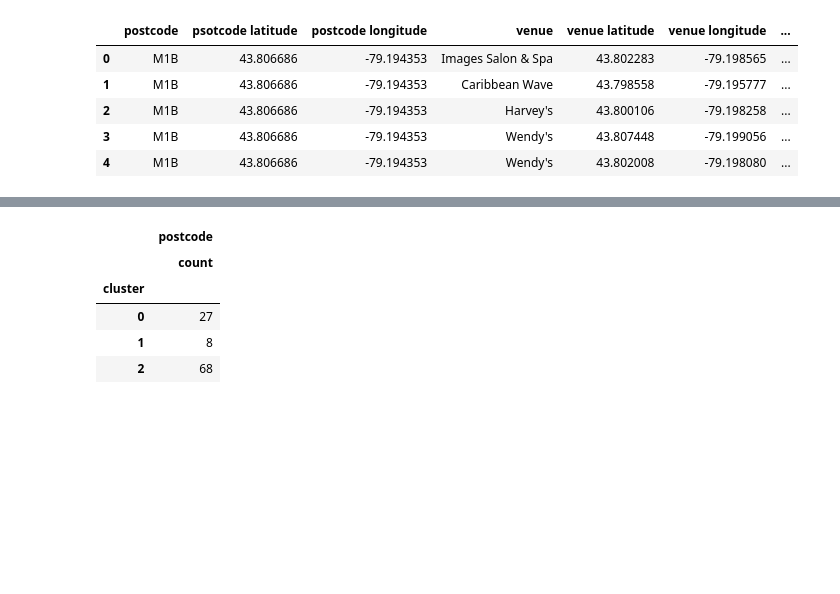
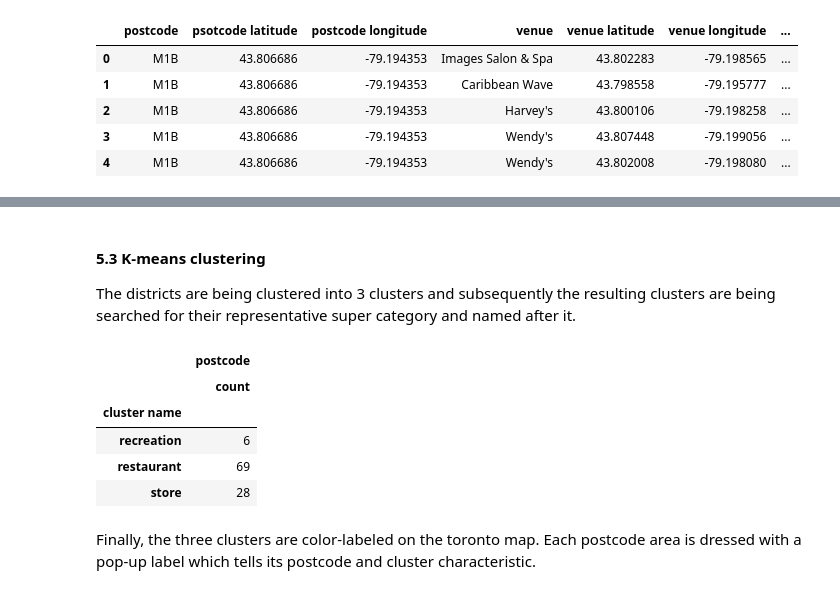
Before and after one commit to beinglucky24/Coursera_Capstone, a Jupyter notebook: segmenting_and_clustering.ipynb, the cells around one changed output, grey strips where cells are left out. Saved outputs shown, nothing was run; the diff lists cells and outputs as text; code cells hidden in the pictures; blank space fills up the shorter version.

```diff
--- a/segmenting_and_clustering.ipynb
+++ b/segmenting_and_clustering.ipynb
@@ -358,15 +363,41 @@ kmeans = KMeans(n_clusters=kclusters,random_state=0).fit(toronto_grouped_cluster
-# %%
-toronto_merged = code_df
-toronto_merged['cluster'] = kmeans.labels_
-toronto_merged = toronto_merged.join(codesvenues_sorted.set_index('postcode'),on='postcode')
-toronto_merged[['cluster','postcode']].groupby(['cluster']).agg(['count'])
-# %% [output]
-|  | postcode |
-|  | count |
-| cluster |  |
-| 0 | 27 |
-| 1 | 8 |
-| 2 | 68 |
+# %% [markdown]
+#### 5.3 K-means clustering
+
+The districts are being clustered into 3 clusters and subsequently the resulting clusters are being searched for their representative super category and named after it.
+# %%
+kclusters = 3
+
+toronto_grouped_clustering = toronto_grouped.drop('postcode',axis=1)
+kmeans = KMeans(n_clusters=kclusters,random_state=0).fit(toronto_grouped_clustering)
+toronto_merged = code_df
+toronto_merged['cluster'] = kmeans.labels_
+toronto_merged['cluster name'] = kmeans.labels_
+toronto_merged = toronto_merged.join(codesvenues_sorted.set_index('postcode'),on='postcode')
+
+for c in range(kclusters):
+    toronto_subdf = toronto_merged[toronto_merged['cluster']==c]
+    cat_list = []
+    for i in toronto_subdf.index:
+        cat_list = cat_list + 5*[toronto_merged.loc[i,'1st most common venue']]\
+                            + 4*[toronto_merged.loc[i,'2nd most common venue']]\
+                            + 3*[toronto_merged.loc[i,'3rd most common venue']]\
+                            + 2*[toronto_merged.loc[i,'4th most common venue']]\
+                            + 1*[toronto_merged.loc[i,'5th most common venue']]
+    cat_list = sorted(cat_list,key=cat_list.count,reverse=True)
+    cluster_name = cat_list[0]
+    for i in toronto_subdf.index:
+        toronto_merged.loc[i,'cluster name'] = cluster_name
+
+toronto_merged[['cluster name','postcode']].groupby(['cluster name']).agg(['count'])
+# %% [output]
+|  | postcode |
+|  | count |
+| cluster name |  |
+| recreation | 6 |
+| restaurant | 69 |
+| store | 28 |
+# %% [markdown]
+Finally, the three clusters are color-labeled on the toronto map. Each postcode area is dressed with a pop-up label which tells its postcode and cluster characteristic.
 # %%
 cluster_map = folium.Map(location=[code_df.latitude.mean(),code_df.longitude.mean()],zoom_start=12)
 
```
Also changed, not shown: parts of 27 cells of this notebook.
